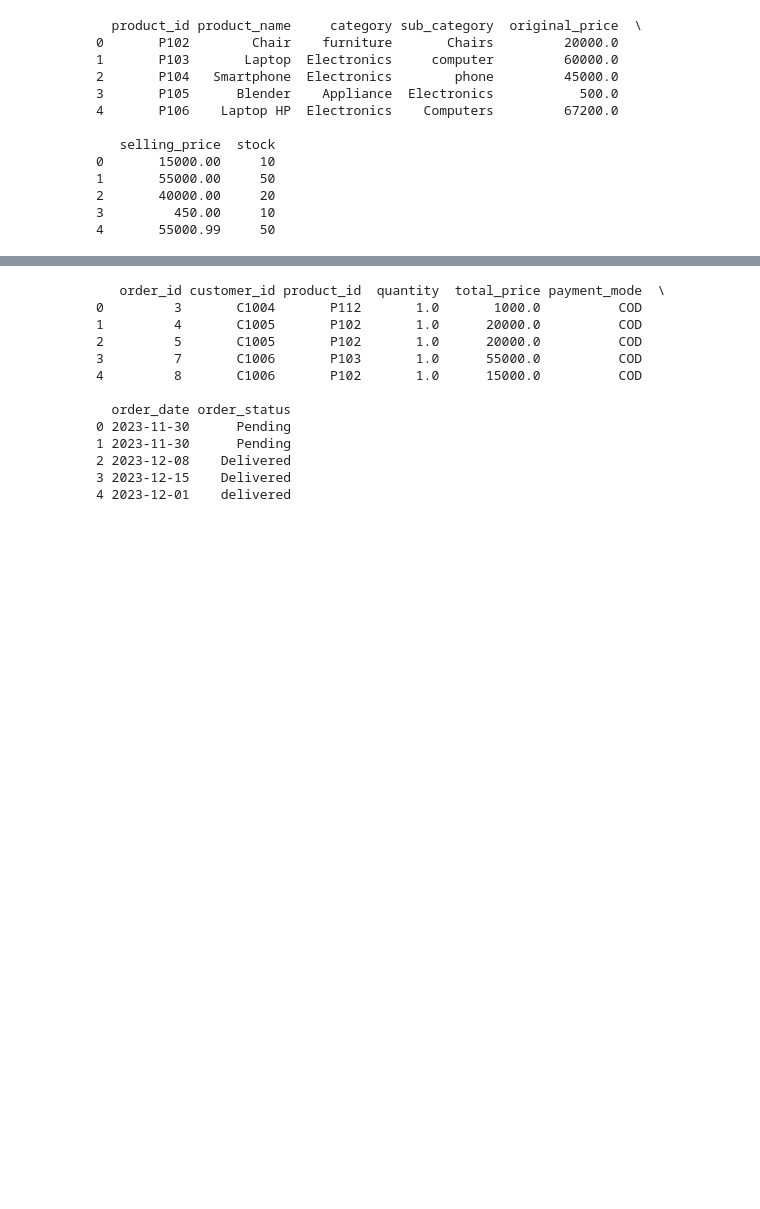
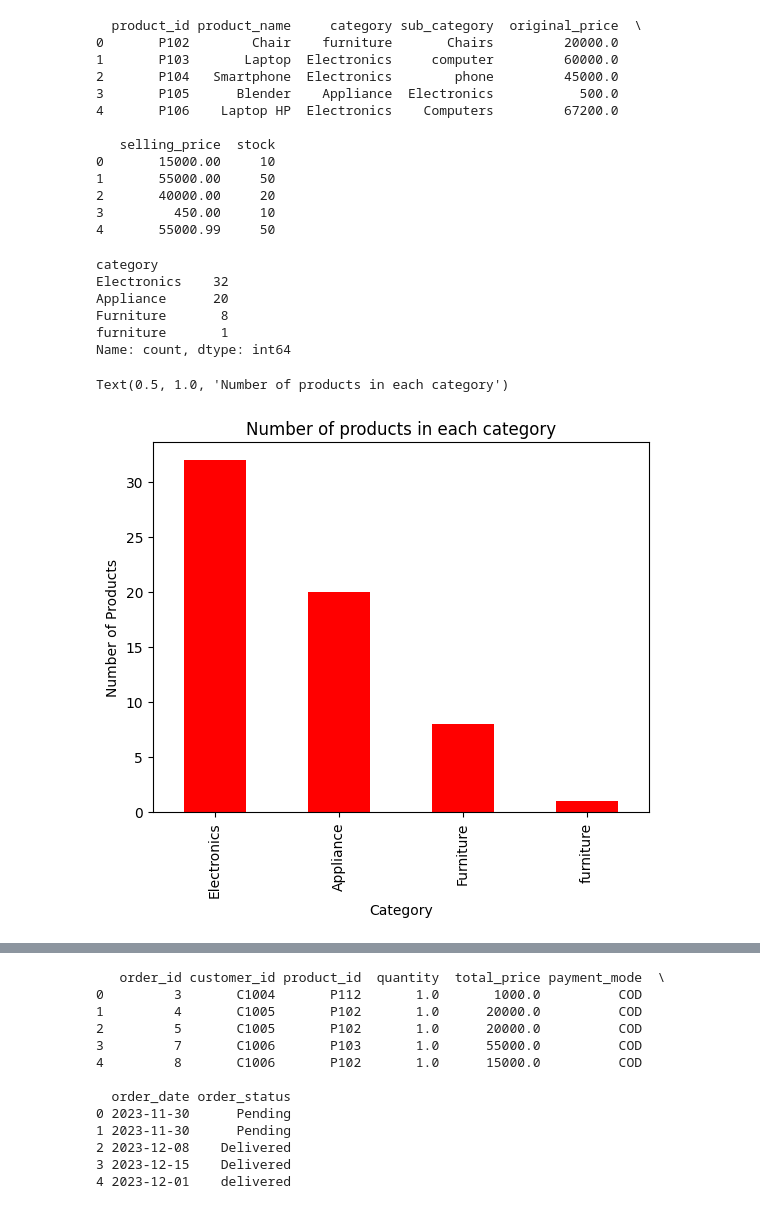
Before and after one commit to samirulcodes/SQL, a Jupyter notebook: EcommerceProject/EcommerceProjectJupyter.ipynb, the cells around one changed output, grey strips where cells are left out. Cells and saved outputs as stored; diff of their text form; code cells hidden in the pictures; blank space fills up the shorter version.

```diff
--- a/EcommerceProject/EcommerceProjectJupyter.ipynb
+++ b/EcommerceProject/EcommerceProjectJupyter.ipynb
@@ -75,3 +77,19 @@ print(product_data.head())
 2       40000.00     20
 3         450.00     10
 4       55000.99     50
+# %%
+df=product_data['category'].value_counts().head(10) # Counting the number of products in each category.
+print(df)
+df.plot(kind='bar', color='red')
+plt.xlabel("Category")
+plt.ylabel("Number of Products")
+plt.title("Number of products in each category")
+# %% [output]
+category
+Electronics    32
+Appliance      20
+Furniture       8
+furniture       1
+Name: count, dtype: int64
+Text(0.5, 1.0, 'Number of products in each category')
+[figure, added]
```
Also changed, not shown: parts of 9 cells of this notebook.
